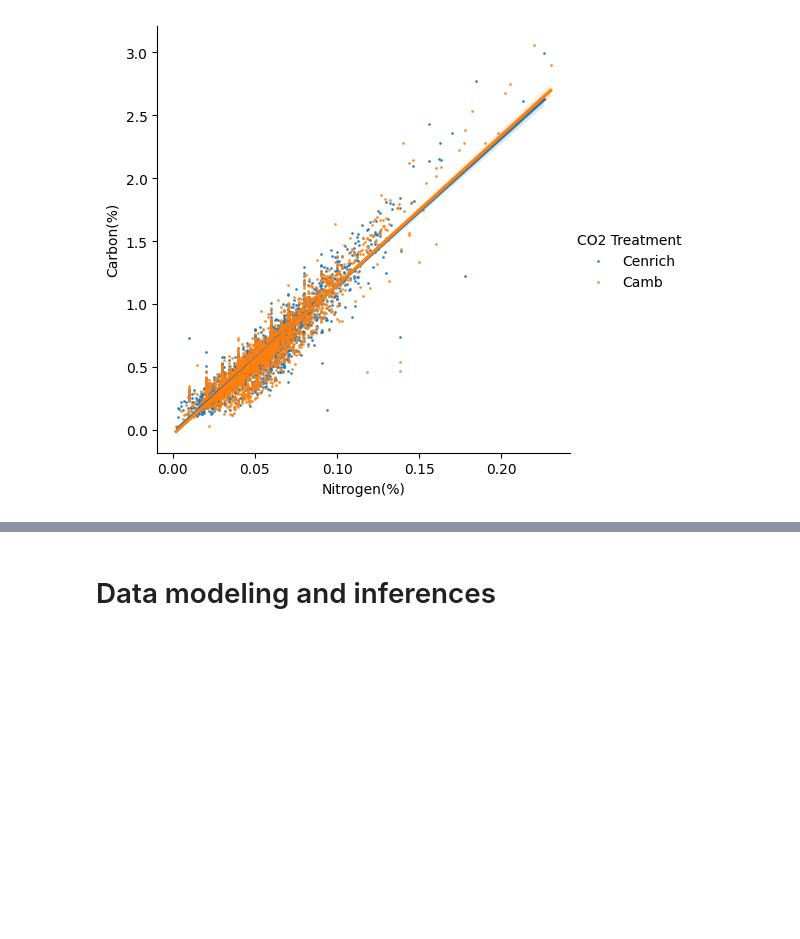
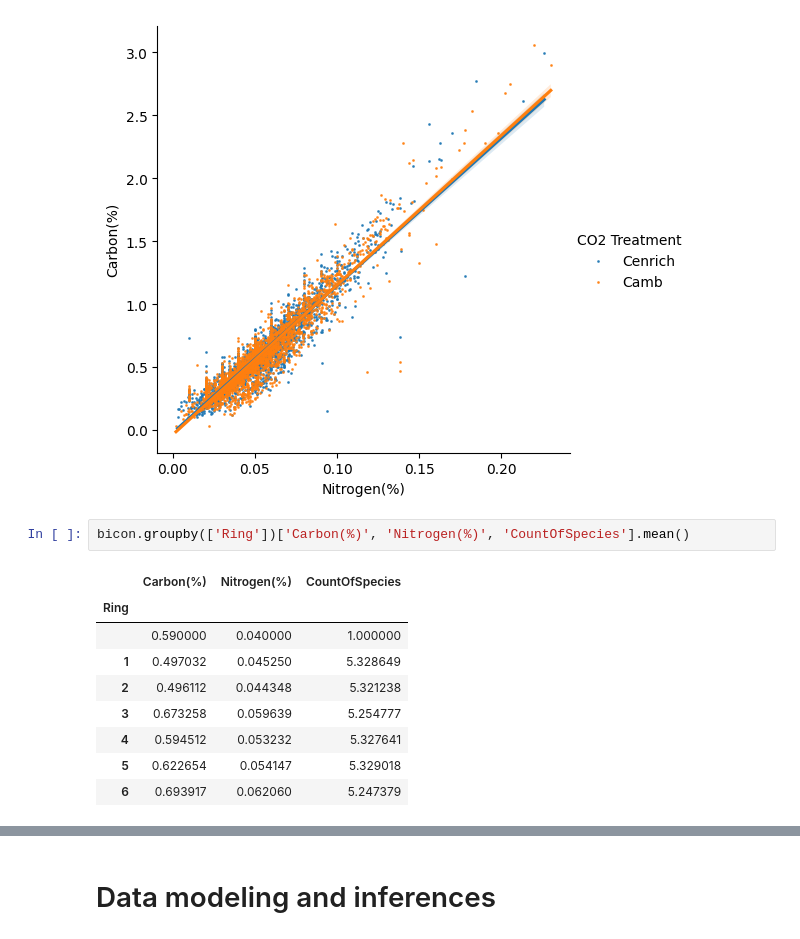
Before and after one commit to Mariuble/ucberkeley_biodiversity, a Jupyter notebook: Notebook.ipynb, the cells around one changed output, grey strips where cells are left out. Saved outputs shown, nothing was run; the diff lists cells and outputs as text; blank space fills up the shorter version.

```diff
--- a/Notebook.ipynb
+++ b/Notebook.ipynb
@@ -72,3 +81,15 @@ sns.lmplot(x = "Nitrogen(%)", y = "Carbon(%)", data = bicon, hue = "CO2 Treatmen
 # %% [output]
 <seaborn.axisgrid.FacetGrid at 0x...>
 [figure]
+# %%
+bicon.groupby(['Ring'])['Carbon(%)', 'Nitrogen(%)', 'CountOfSpecies'].mean()
+# %% [output]
+|  | Carbon(%) | Nitrogen(%) | CountOfSpecies |
+| Ring |  |  |  |
+|  | 0.590000 | 0.040000 | 1.000000 |
+| 1 | 0.497032 | 0.045250 | 5.328649 |
+| 2 | 0.496112 | 0.044348 | 5.321238 |
+| 3 | 0.673258 | 0.059639 | 5.254777 |
+| 4 | 0.594512 | 0.053232 | 5.327641 |
+| 5 | 0.622654 | 0.054147 | 5.329018 |
+| 6 | 0.693917 | 0.062060 | 5.247379 |
```
Also changed, not shown: parts of 8 cells of this notebook.
